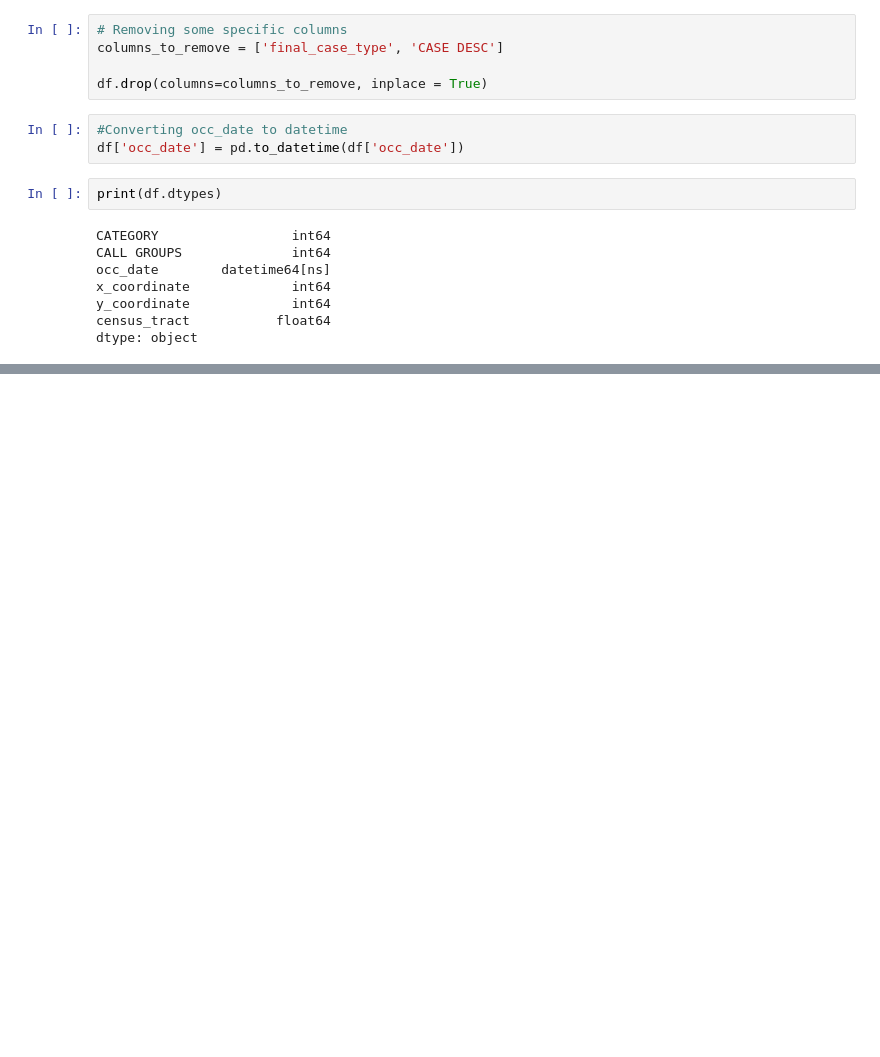
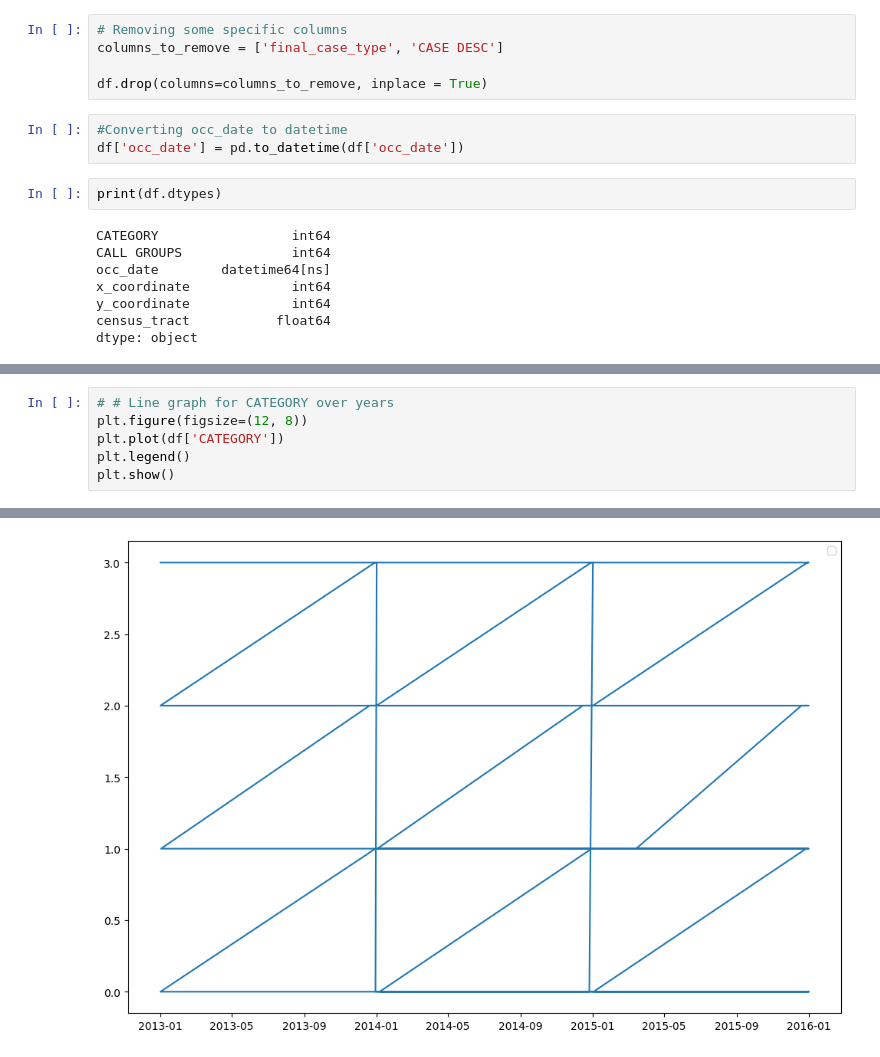
Before and after one commit to GVSU-CIS635/gvsu-cis635-term-project-predictive-policing, a Jupyter notebook: CIS635Project.ipynb, the cells around one changed output, grey strips where cells are left out. Saved outputs shown, nothing was run; the diff lists cells and outputs as text; blank space fills up the shorter version.

```diff
--- a/CIS635Project.ipynb
+++ b/CIS635Project.ipynb
@@ -64,0 +96,7 @@ dtype: object
+# %%
+# # Line graph for CATEGORY over years
+plt.figure(figsize=(12, 8))
+plt.plot(df['CATEGORY'])
+plt.legend()
+plt.show()
+# %% [output]
@@ -64,0 +104 @@ dtype: object
+[figure, added]
```
Also changed, not shown: parts of 4 cells of this notebook.
